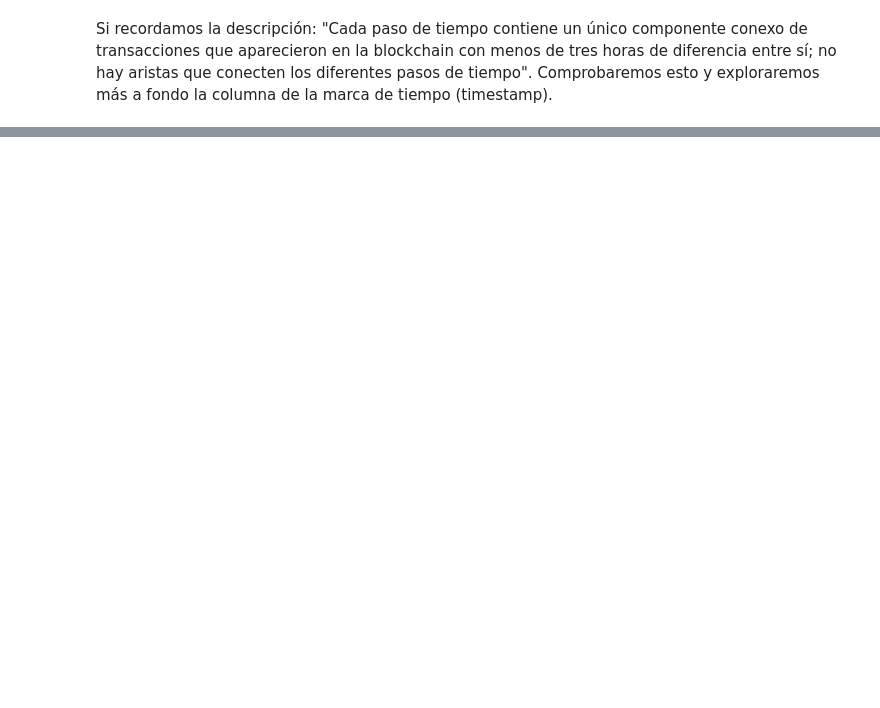
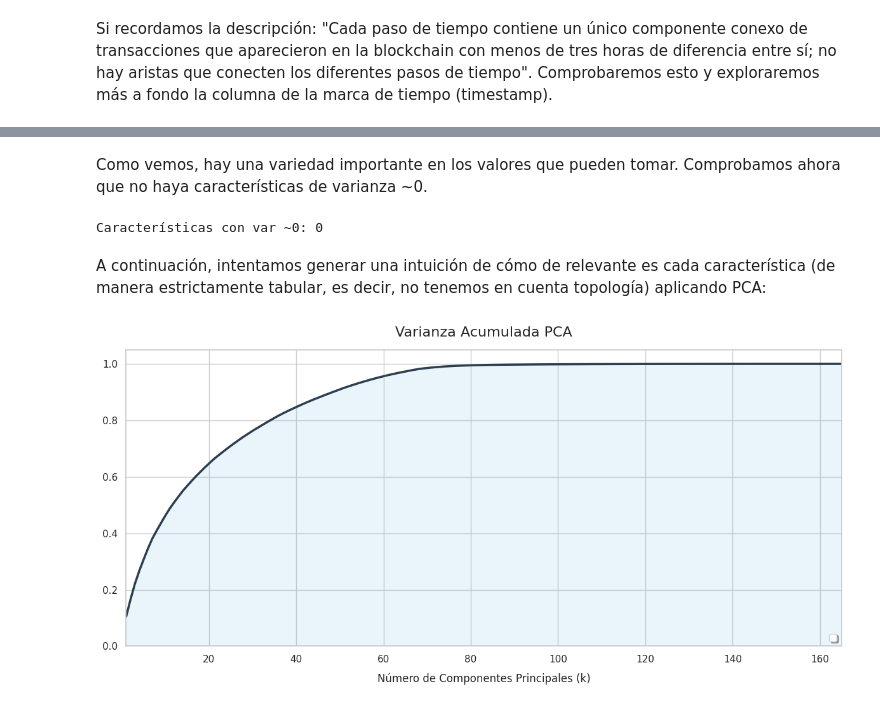
Before and after one commit to rcblanco1801/elliptic_dataset, a Jupyter notebook: elliptic.ipynb, the cells around one changed output, grey strips where cells are left out. Drawn from its saved outputs; the diff is of its cells as text; code cells hidden in the pictures; blank space fills up the shorter version.

```diff
--- a/elliptic.ipynb
+++ b/elliptic.ipynb
@@ -279,0 +305,58 @@ Como podemos ver, el desequilibrio es un problema para todas las marcas de tiemp
+# %% [markdown]
+Como vemos, hay una variedad importante en los valores que pueden tomar. Comprobamos ahora que no haya características de varianza ~0.
+# %%
+feature_cols = [f"_c{i}" for i in range(2, 167)]
+var_exprs = [sql_f.variance(sql_f.col(c)).alias(c) for c in feature_cols]
+vars = df_features.agg(*var_exprs).toPandas().T
+vars.columns = ["variance"]
+zero_var = vars[vars["variance"] < 1e-10]
+
+print(f"\nCaracterísticas con var ~0: {len(zero_var)}")
+if not zero_var.empty:
+    print(zero_var.index.tolist())
+# %% [output]
+Características con var ~0: 0
+# %% [markdown]
+A continuación, intentamos generar una intuición de cómo de relevante es cada característica (de manera estrictamente tabular, es decir, no tenemos en cuenta topología) aplicando PCA:
+# %%
+from pyspark.ml.feature import VectorAssembler, PCA
+import numpy as np
+
+
+feature_cols = [f"_c{i}" for i in range(2, 167)]
+assembler = VectorAssembler(inputCols=feature_cols, outputCol="features")
+df_pca = assembler.transform(df_features)
+
+# Establecemos k=165 para poder ver cuánta varianza explica cada componente
+pca = PCA(k=len(feature_cols), inputCol="features", outputCol="pca_features")
+pca_model = pca.fit(df_pca)
+
+explained_var = pca_model.explainedVariance.toArray()
+accum_var = np.cumsum(explained_var)
+# %%
+import seaborn as sns
+import matplotlib.pyplot as plt
+
+
+k_components = range(1, len(accum_var) + 1)
+
+sns.set_theme(style="whitegrid", context="notebook")
+plt.figure(figsize=(12, 6))
+sns.lineplot(
+    x=k_components,
+    y=accum_var,
+    linewidth=2.5,
+    color="#2c3e50"
+)
+
+plt.fill_between(k_components, accum_var, color="#3498db", alpha=0.1)
+plt.title('Varianza Acumulada PCA', fontsize=16, pad=15)
+plt.xlabel('Número de Componentes Principales (k)', fontsize=12, labelpad=10)
+plt.ylim(0, 1.05)
+plt.xlim(1, len(k_components))
+
+plt.legend(loc='lower right', frameon=True, shadow=True)
+plt.tight_layout()
+plt.show()
+# %% [output]
+[figure, added]
```
Also changed, not shown: parts of 71 cells of this notebook, 2 other files.
